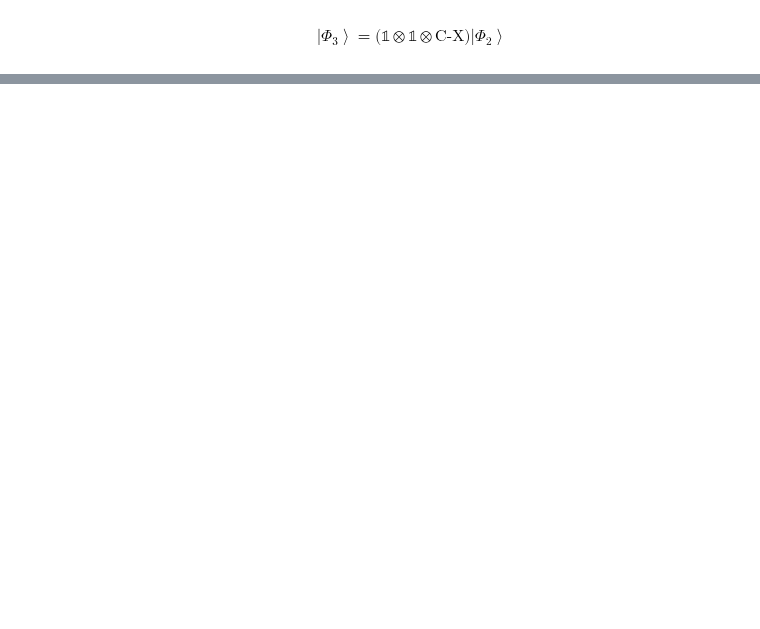
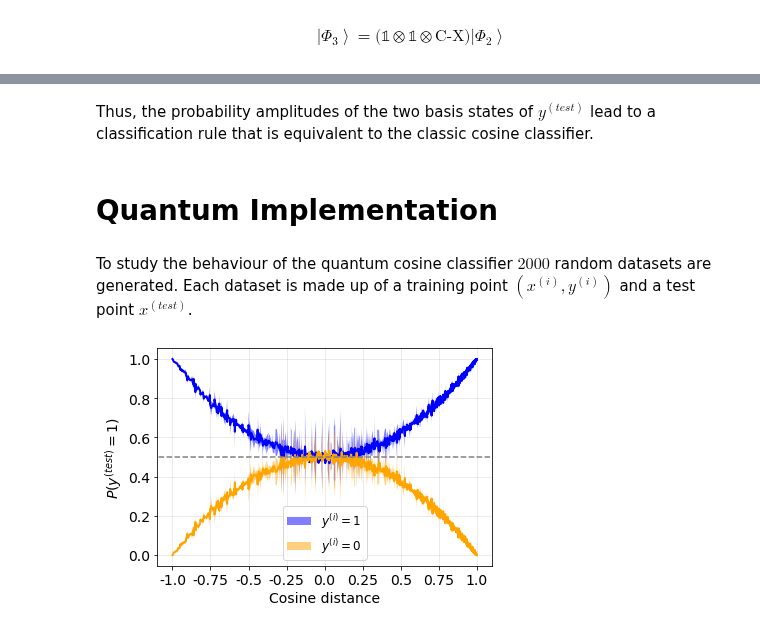
Before and after one commit to amacaluso/Quantum-Ensemble-for-Classification, a Jupyter notebook: Quantum Cosine Classifier.ipynb, the cells around one changed output, grey strips where cells are left out. Drawn from its saved outputs; the diff is of its cells as text; code cells hidden in the pictures; blank space fills up the shorter version.

```diff
--- a/Quantum Cosine Classifier.ipynb
+++ b/Quantum Cosine Classifier.ipynb
@@ -77,0 +63,6 @@ print('The same probability computed classically is:', classic_swap_test(a, b))
+# %% [markdown]
+Thus, the probability amplitudes of the two basis states of $y^{(test)}$ lead to a classification rule that is equivalent to the classic cosine classifier.
+# %% [markdown]
+# Quantum Implementation
+# %% [markdown]
+To study the behaviour of the quantum cosine classifier $2000$ random datasets are generated. Each dataset is made up of a training point $(x^{(i)}, y^{(i)})$ and a test point $x^{(test)}$.
@@ -77,0 +76,45 @@ print('The same probability computed classically is:', classic_swap_test(a, b))
+# %%
+n_shots = 1000
+n=1000
+x = []
+x_err = []
+P0 = []
+P1 = []
+
+for i in np.arange(n):
+    '''Random generated vectors'''
+    x_train = [random.uniform(-1, 1), random.uniform(0, 1)]
+    x_train_norm = normalize_custom(x_train)
+    x_test = [random.uniform(-1, 1), random.uniform(0, 1)]
+    x_test_norm = normalize_custom(x_test)
+
+    '''Compute cosine distance and append it to x'''
+    d_cos = cosine_similarity([x_train], [x_test])[0][0]
+    x.append(d_cos)
+
+    '''If x_train belongs to class 0'''
+    qc = cos_classifier(x_train_norm, x_test_norm, [1,0])
+    r = exec_simulator(qc, n_shots)
+    P_q = r['0']/n_shots
+    P0.append(P_q)
+    d_cos_err = np.sqrt(2*P_q-1)
+    x_err.append( d_cos_err )
+
+
+P0 = np.array(P0)
+x = np.array(x)
+x_err = np.array(x_err)
+
+order = x.argsort()
+
+x = x[order[::-1]]
+P0 = P0[order[::-1]]
+x_err = x_err[order[::-1]]
+
+err = [ abs(x1 - x2) for (x1, x2) in zip(abs(x), x_err)]
+err = np.array(err)
+P1 = 1-P0
+# %%
+quantum_cos_random_data(x, P0, P1, err)
+# %% [output]
+[figure, added]
```
Also changed, not shown: parts of 23 cells of this notebook, 6 other files.
